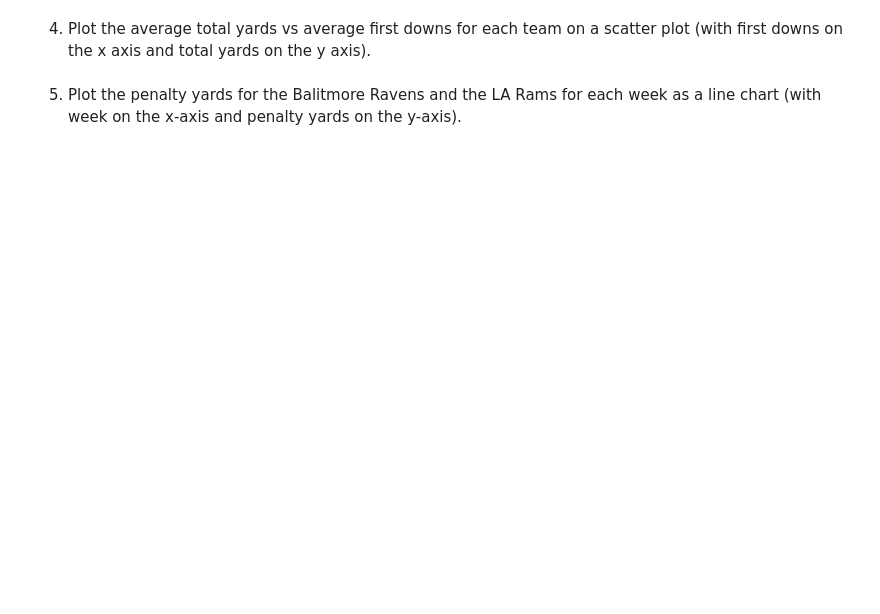
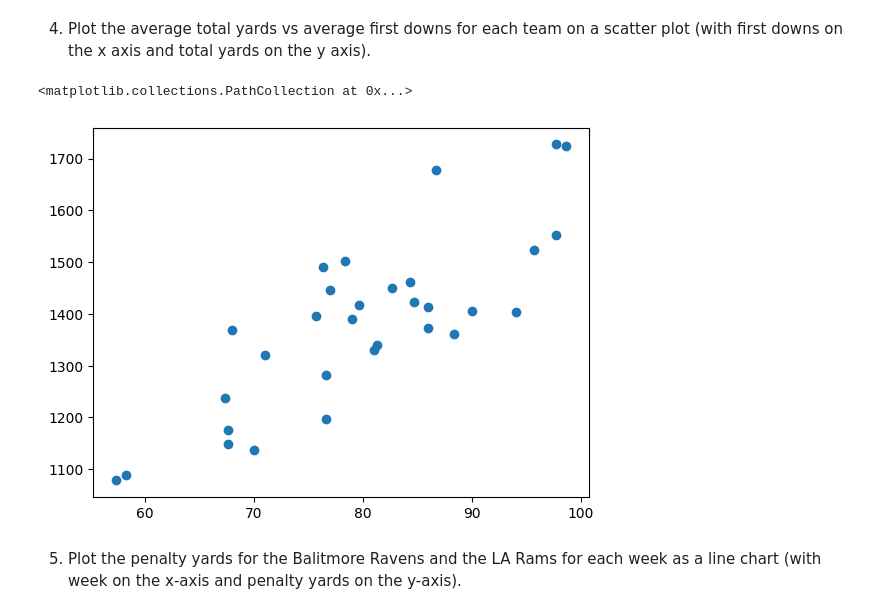
Before and after one commit to Jellis187/cis277-fa22-Lab5, a Jupyter notebook: Lab5.ipynb, the cells around one changed output. Cells and saved outputs as stored; diff of their text form; code cells hidden in the pictures; blank space fills up the shorter version.

```diff
--- a/Lab5.ipynb
+++ b/Lab5.ipynb
@@ -63,4 +69,11 @@ TypeError: 'str' object is not callable
 # %% [markdown]
 4. Plot the average total yards vs average first downs for each team on a scatter plot (with first downs on the x axis and total yards on the y axis).
+# %%
+team_group = final_df.groupby("Abbreviation")['1st_downs','total_yards'].mean()
+running_plt = plt.scatter(team_group['1st_downs'], team_group['total_yards'])
+running_plt
+# %% [output]
+<matplotlib.collections.PathCollection at 0x...>
+[figure, added]
 # %% [markdown]
 5. Plot the penalty yards for the Balitmore Ravens and the LA Rams for each week as a line chart (with week on the x-axis and penalty yards on the y-axis).
```
Also changed, not shown: parts of 8 cells of this notebook, 1 other file.
